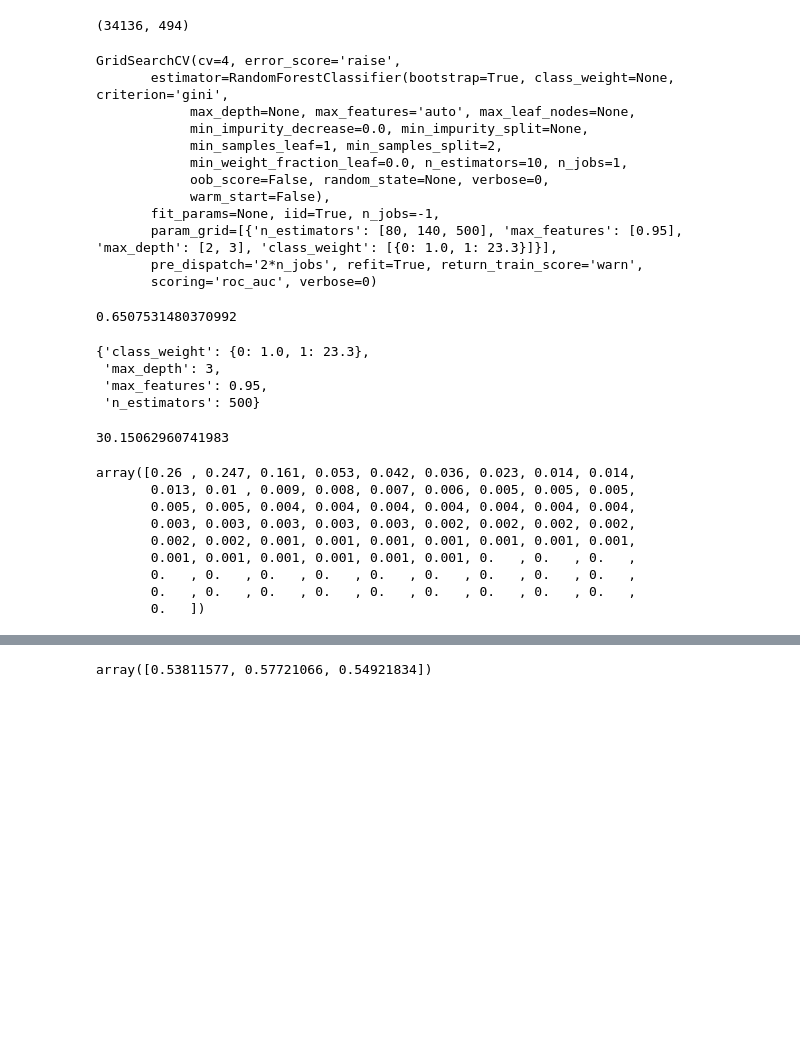
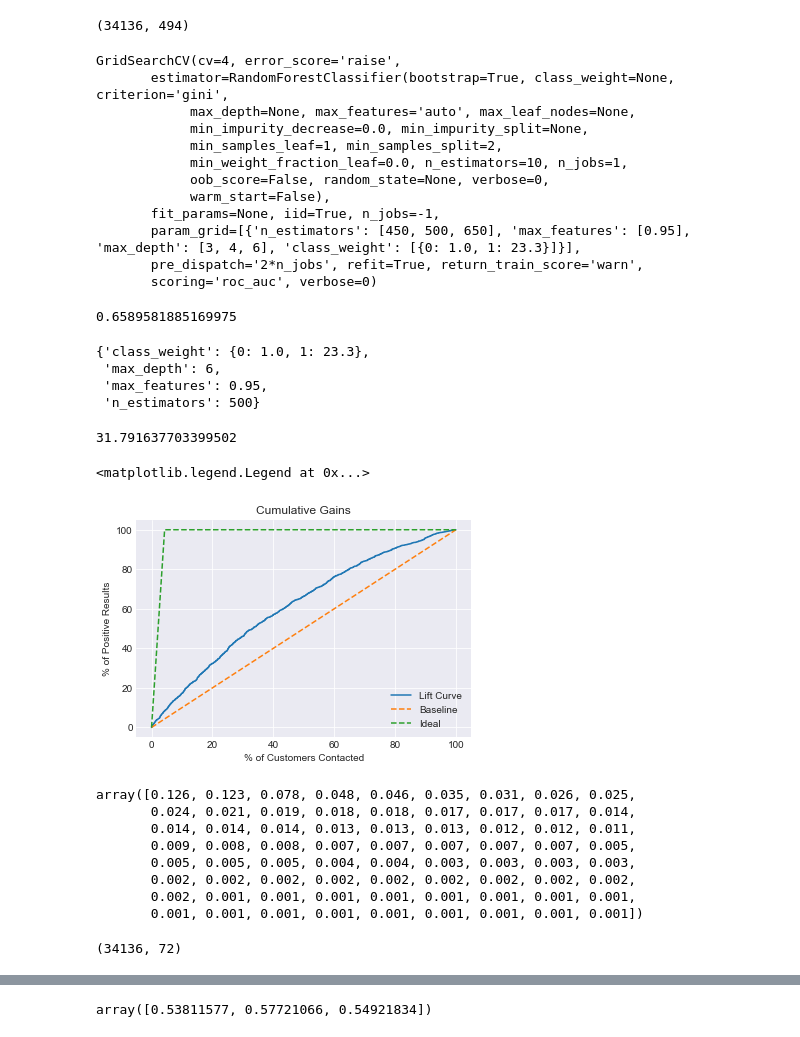
Before and after one commit to lanbeee/credit_classifier, a Jupyter notebook: tookitaki.ipynb, the cells around one changed output, grey strips where cells are left out. Cells and saved outputs as stored; diff of their text form; code cells hidden in the pictures; blank space fills up the shorter version.

```diff
--- a/tookitaki.ipynb
+++ b/tookitaki.ipynb
@@ -430,6 +435,6 @@ from sklearn.model_selection import GridSearchCV ,cross_val_score
 # %%
 clf = RandomForestClassifier()
-param_grid = [{'n_estimators':[80,140,500],'max_features':[0.95],'max_depth':[2,3],'class_weight':[{0: 1.,1: 23.3}]}]
+param_grid = [{'n_estimators':[450,500,650],'max_features':[0.95],'max_depth':[3,4,6],'class_weight':[{0: 1.,1: 23.3}]}]
 gsear = GridSearchCV(clf,param_grid, n_jobs = -1,cv = 4, scoring='roc_auc')
 # %%
 gsear.fit(X,label)
@@ -443,35 +448,57 @@ GridSearchCV(cv=4, error_score='raise',
             oob_score=False, random_state=None, verbose=0,
             warm_start=False),
        fit_params=None, iid=True, n_jobs=-1,
-       param_grid=[{'n_estimators': [80, 140, 500], 'max_features': [0.95], 'max_depth': [2, 3], 'class_weight': [{0: 1.0, 1: 23.3}]}],
+       param_grid=[{'n_estimators': [450, 500, 650], 'max_features': [0.95], 'max_depth': [3, 4, 6], 'class_weight': [{0: 1.0, 1: 23.3}]}],
        pre_dispatch='2*n_jobs', refit=True, return_train_score='warn',
        scoring='roc_auc', verbose=0)
 # %%
 gsear.best_score_
 # %% [output]
-0.6507531480370992
+0.6589581885169975
 # %%
 gsear.best_params_
 # %% [output]
 {'class_weight': {0: 1.0, 1: 23.3},
- 'max_depth': 3,
+ 'max_depth': 6,
  'max_features': 0.95,
  'n_estimators': 500}
 # %%
 gini_coeff = 100*(2*gsear.best_score_ - 1)
 print(gini_coeff)
 # %% [output]
-30.15062960741983
+31.791637703399502
+# %%
+y = label
+rfc = RandomForestClassifier(n_estimators=500, max_features=0.95,class_weight=class_weight)
+y_proba = cross_val_predict(rfc, X, label, cv=10, n_jobs=-1, method='predict_proba')
+results = pd.DataFrame({'y': label, 'y_proba': y_proba[:,1]})
+results = results.sort_values(by='y_proba', ascending=False).reset_index(drop=True)
+results.index = results.index + 1
+results.index = results.index / len(results.index) * 100
+
+sns.set_style('darkgrid')
+pred = results
+pred['Lift Curve'] = pred.y.cumsum() / pred.y.sum() * 100
+pred['Baseline'] = pred.index
+base_rate = y.sum() / len(y) * 100
+pred[['Lift Curve', 'Baseline']].plot(style=['-', '--', '--'])
+pd.Series(data=[0, 100, 100], index=[0, base_rate, 100]).plot(style='--')
+plt.title('Cumulative Gains')
+plt.xlabel('% of Customers Contacted')
+plt.ylabel("% of Positive Results")
+plt.legend(['Lift Curve', 'Baseline', 'Ideal'])
+# %% [output]
+<matplotlib.legend.Legend at 0x...>
+[figure, added]
 # %%
-ranking_gs = gsear.best_estimator_.feature_importances_[gsear.best_estimator_.feature_importances_ > 0.0001].round(3)
-np.sort(ranking_gs)[::-1]
+ranking_gs = gsear.best_estimator_.feature_importances_[gsear.best_estimator_.feature_importances_ > 0.0009]
+np.sort(ranking_gs)[::-1].round(3)
 # %% [output]
-array([0.26 , 0.247, 0.161, 0.053, 0.042, 0.036, 0.023, 0.014, 0.014,
-       0.013, 0.01 , 0.009, 0.008, 0.007, 0.006, 0.005, 0.005, 0.005,
-       0.005, 0.005, 0.004, 0.004, 0.004, 0.004, 0.004, 0.004, 0.004,
-       0.003, 0.003, 0.003, 0.003, 0.003, 0.002, 0.002, 0.002, 0.002,
-       0.002, 0.002, 0.001, 0.001, 0.001, 0.001, 0.001, 0.001, 0.001,
-       0.001, 0.001, 0.001, 0.001, 0.001, 0.001, 0.   , 0.   , 0.   ,
-       0.   , 0.   , 0.   , 0.   , 0.   , 0.   , 0.   , 0.   , 0.   ,
-       0.   , 0.   , 0.   , 0.   , 0.   , 0.   , 0.   , 0.   , 0.   ,
-       0.   ])
+array([0.126, 0.123, 0.078, 0.048, 0.046, 0.035, 0.031, 0.026, 0.025,
+       0.024, 0.021, 0.019, 0.018, 0.018, 0.017, 0.017, 0.017, 0.014,
+       0.014, 0.014, 0.014, 0.013, 0.013, 0.013, 0.012, 0.012, 0.011,
+       0.009, 0.008, 0.008, 0.007, 0.007, 0.007, 0.007, 0.007, 0.005,
+       0.005, 0.005, 0.005, 0.004, 0.004, 0.003, 0.003, 0.003, 0.003,
+       0.002, 0.002, 0.002, 0.002, 0.002, 0.002, 0.002, 0.002, 0.002,
+       0.002, 0.001, 0.001, 0.001, 0.001, 0.001, 0.001, 0.001, 0.001,
+       0.001, 0.001, 0.001, 0.001, 0.001, 0.001, 0.001, 0.001, 0.001])
@@ -477,0 +513,4 @@ array([0.26 , 0.247, 0.161, 0.053, 0.042, 0.036, 0.023, 0.014, 0.014,
+# %%
+X.T[imp_features].T.shape
+# %% [output]
+(34136, 72)
```
Also changed, not shown: parts of 12 cells of this notebook.
